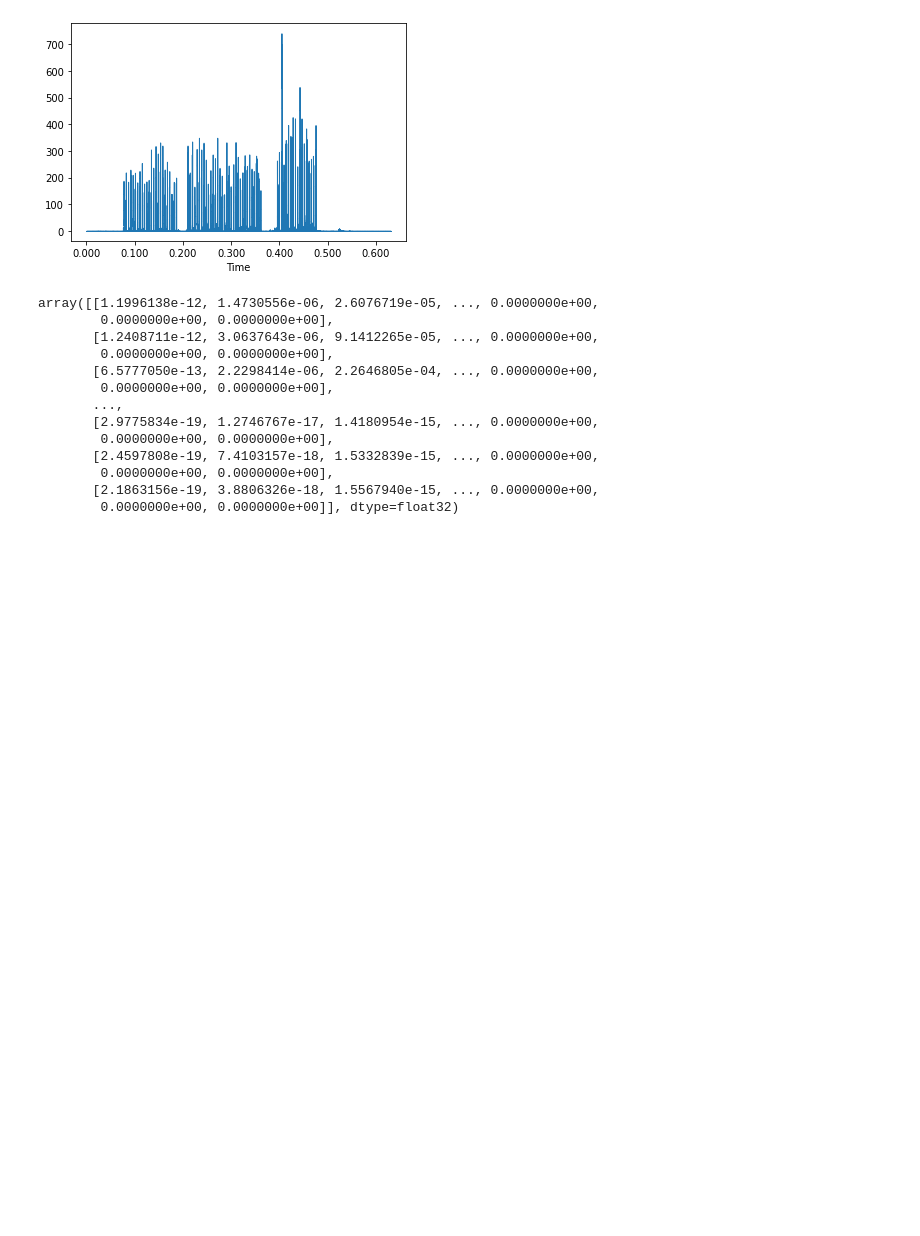
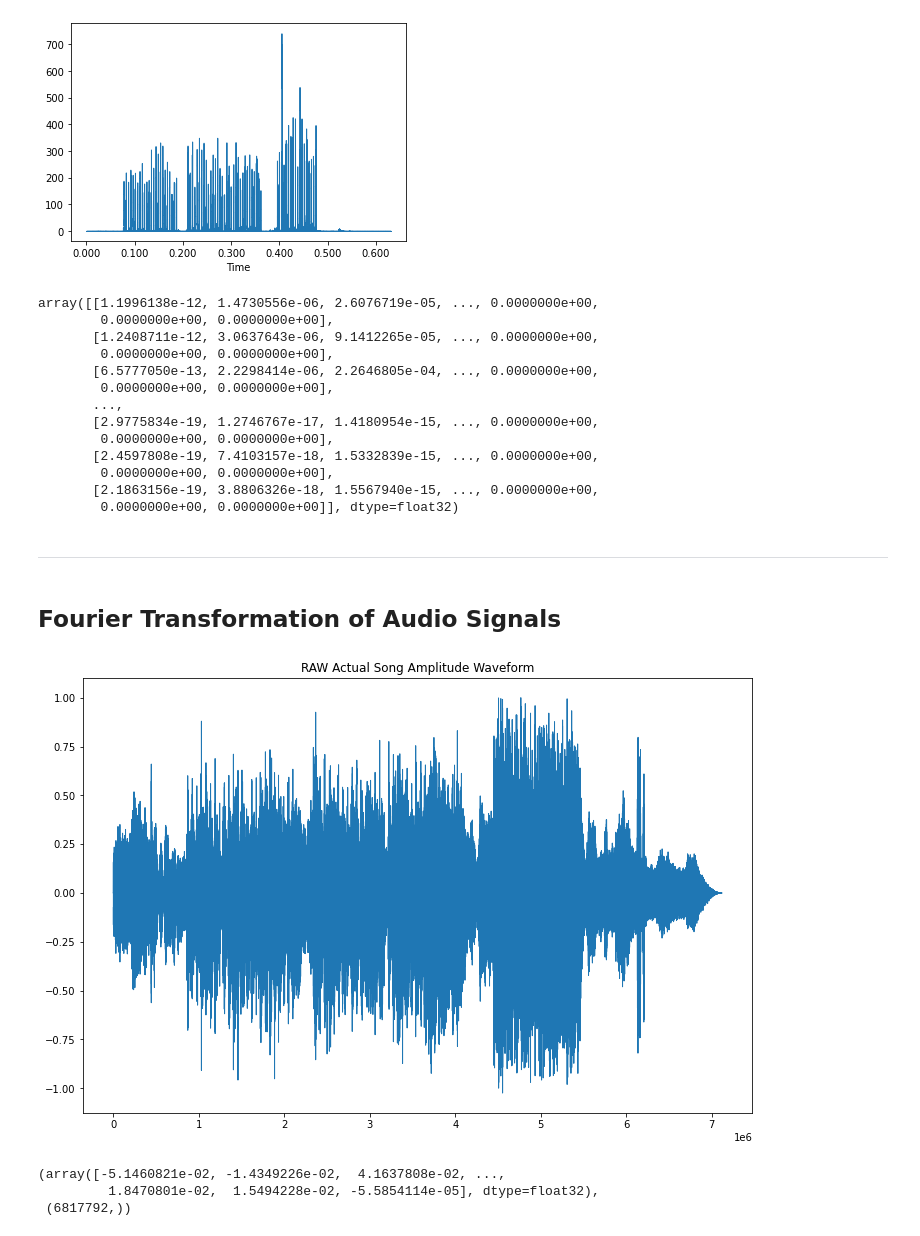
Before and after one commit to arpanpathak/audio_ml, a Jupyter notebook: Similar Melody Detection.ipynb, the cells around one changed output. Saved outputs shown, nothing was run; the diff lists cells and outputs as text; code cells hidden in the pictures; blank space fills up the shorter version.

```diff
--- a/Similar Melody Detection.ipynb
+++ b/Similar Melody Detection.ipynb
@@ -188,3 +188,24 @@ array([[1.1996138e-12, 1.4730556e-06, 2.6076719e-05, ..., 0.0000000e+00,
         0.0000000e+00, 0.0000000e+00],
        [2.1863156e-19, 3.8806326e-18, 1.5567940e-15, ..., 0.0000000e+00,
         0.0000000e+00, 0.0000000e+00]], dtype=float32)
+# %% [markdown]
+<hr />
+# %% [markdown]
+
+
+## Fourier Transformation of Audio Signals
+# %%
+pd.Series(song).plot(figsize=(12,8), lw=1, title='RAW Actual Song Amplitude Waveform')
+pt.show()
+# %% [output]
+[figure, added]
+# %%
+# Trim the wave and remove silence from front and rear
+
+trimmed_song, _ = librosa.effects.trim(song, top_db = 20)
+
+trimmed_song, np.shape(trimmed_song, )
+# %% [output]
+(array([-5.1460821e-02, -1.4349226e-02,  4.1637808e-02, ...,
+         1.8470801e-02,  1.5494228e-02, -5.5854114e-05], dtype=float32),
+ (6817792,))
```
Also changed, not shown: parts of 19 cells of this notebook, 2 other files.
